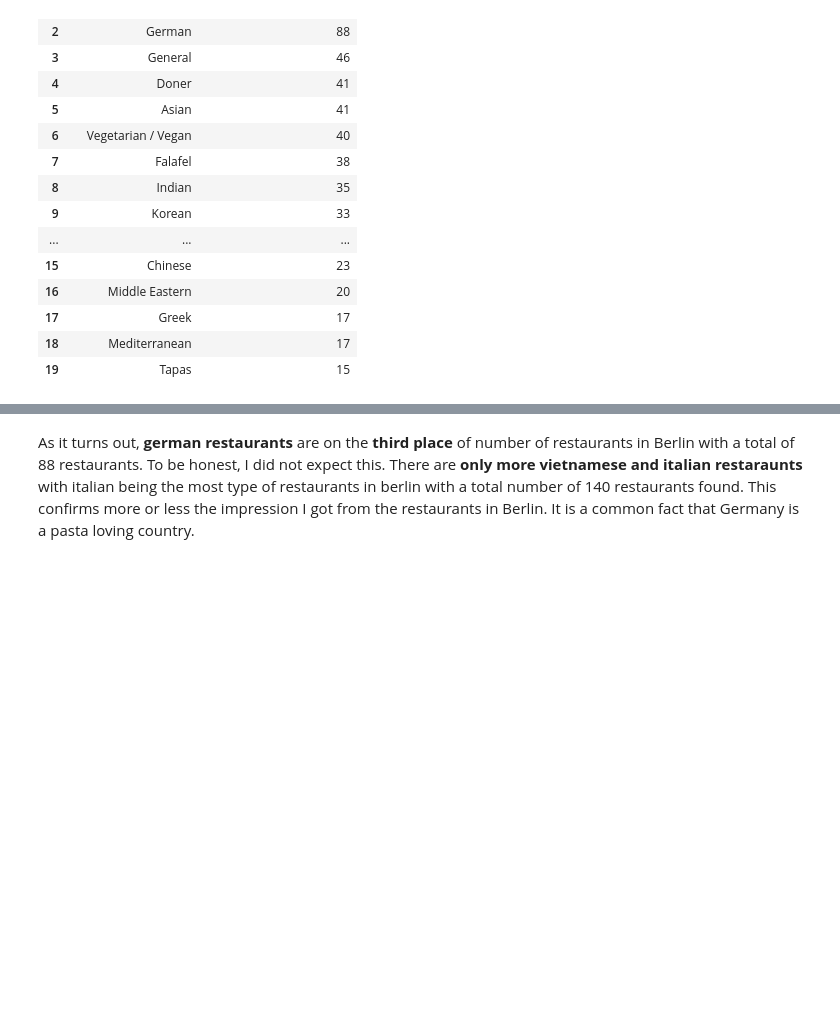
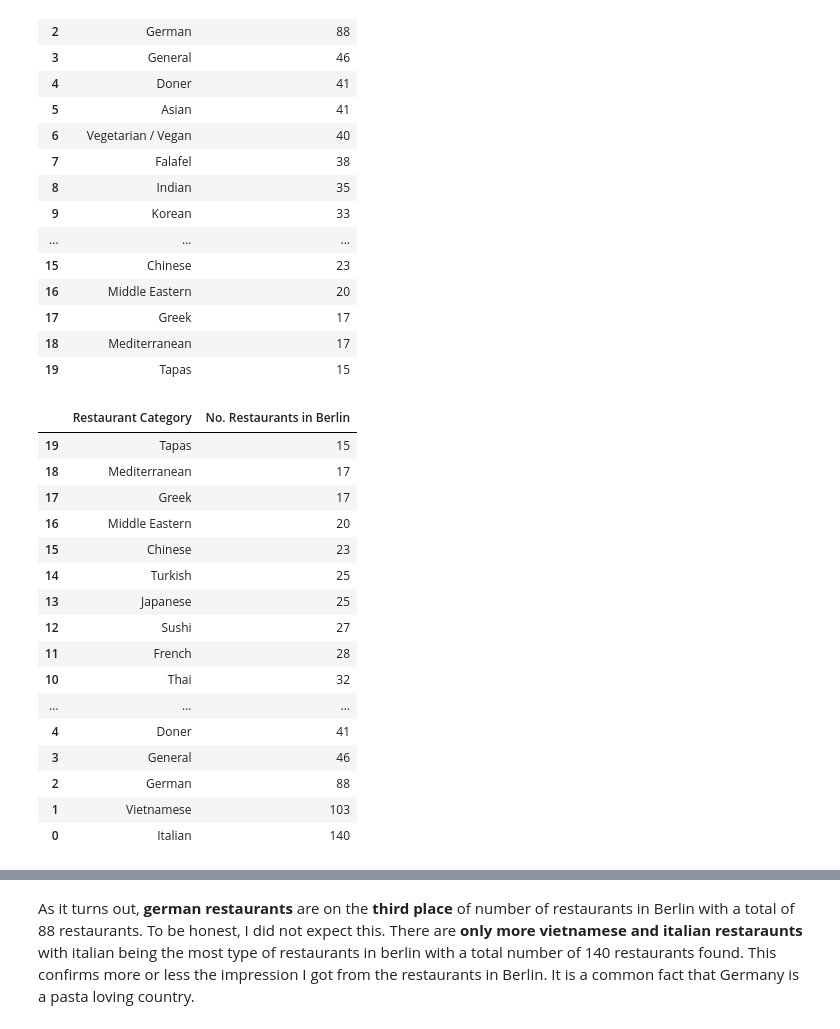
Before and after one commit to etk70182/berlin_restaurants, a Jupyter notebook: Data_Science_Final_Assignment.ipynb, the cells around one changed output, grey strips where cells are left out. Cells and saved outputs as stored; diff of their text form; code cells hidden in the pictures; blank space fills up the shorter version.

```diff
--- a/Data_Science_Final_Assignment.ipynb
+++ b/Data_Science_Final_Assignment.ipynb
@@ -491,4 +495,24 @@ cuisine_df.head(20)
 | 17 | Greek | 17 |
 | 18 | Mediterranean | 17 |
 | 19 | Tapas | 15 |
+# %%
+cuisine_df.iloc[19::-1]
+# %% [output]
+|  | Restaurant Category | No. Restaurants in Berlin |
+| 19 | Tapas | 15 |
+| 18 | Mediterranean | 17 |
+| 17 | Greek | 17 |
+| 16 | Middle Eastern | 20 |
+| 15 | Chinese | 23 |
+| 14 | Turkish | 25 |
+| 13 | Japanese | 25 |
+| 12 | Sushi | 27 |
+| 11 | French | 28 |
+| 10 | Thai | 32 |
+| ... | ... | ... |
+| 4 | Doner | 41 |
+| 3 | General | 46 |
+| 2 | German | 88 |
+| 1 | Vietnamese | 103 |
+| 0 | Italian | 140 |
 # %%
```
Also changed, not shown: parts of 4 cells of this notebook, 3 other files.
